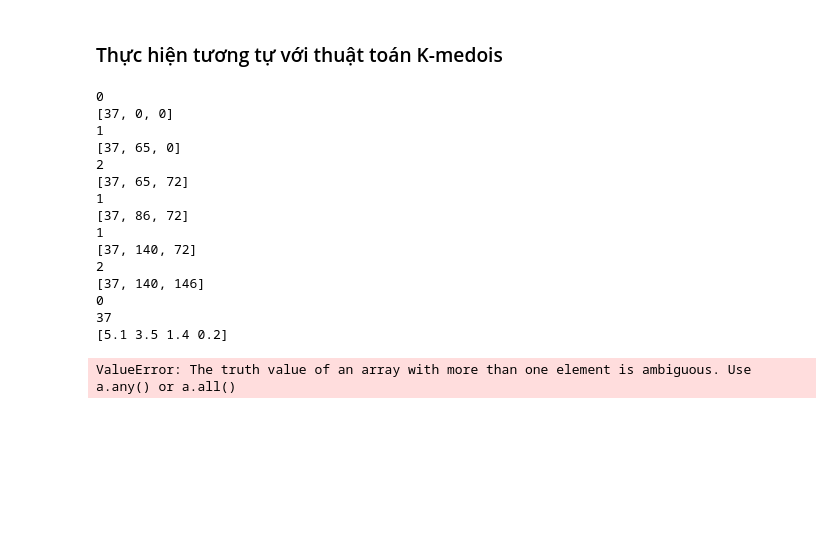
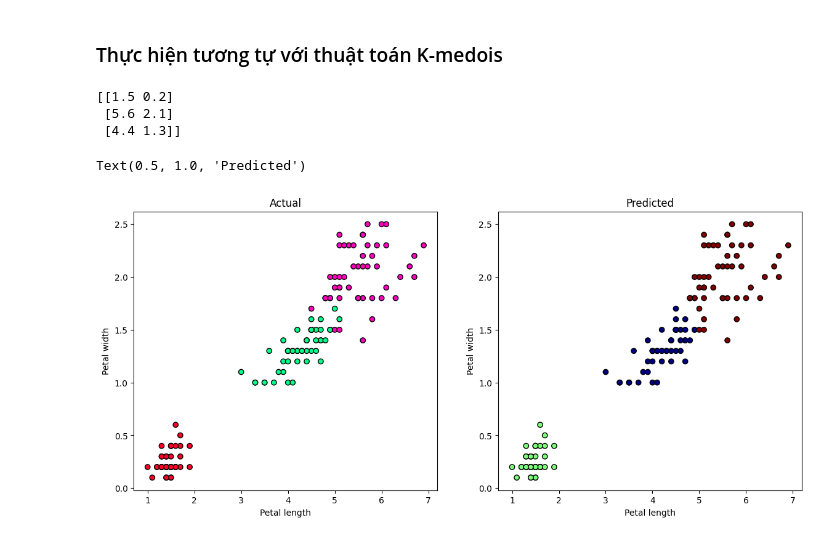
Before and after one commit to Foxxy-HCMUS/DataMining, a Jupyter notebook: Cluster/Lab03-Clustering.ipynb, the cells around one changed output. Cells and saved outputs as stored; diff of their text form; code cells hidden in the pictures; blank space fills up the shorter version.

```diff
--- a/Cluster/Lab03-Clustering.ipynb
+++ b/Cluster/Lab03-Clustering.ipynb
@@ -402,19 +473,25 @@ def make_a_gain(X,medoids_array,id_cluster,current_sum):
-# %%
-visualize(X, k_medoids(X,3))
-# %% [output]
-0
-[37, 0, 0]
-1
-[37, 65, 0]
-2
-[37, 65, 72]
-1
-[37, 86, 72]
-1
-[37, 140, 72]
-2
-[37, 140, 146]
-0
-37
-[5.1 3.5 1.4 0.2]
-ValueError: The truth value of an array with more than one element is ambiguous. Use a.any() or a.all()
+# %%
+#TODO
+D=X[:,2:]
+model=kMedoids(k=3)
+centers = model.fit(D)
+print(centers)
+# %% [output]
+[[1.5 0.2]
+ [5.6 2.1]
+ [4.4 1.3]]
+# %%
+new_labels = model.predict(D)
+# Plot the identified clusters and compare with the answers
+fig, axes = plt.subplots(1, 2, figsize=(14,6),dpi=100)
+axes[0].scatter(D[:, 0], D[:, 1], c=y, cmap='gist_rainbow', edgecolor='k')
+axes[1].scatter(D[:, 0], D[:, 1], c=new_labels, cmap='jet', edgecolor='k')
+axes[0].set_xlabel('Petal length')
+axes[0].set_ylabel('Petal width')
+axes[1].set_xlabel('Petal length')
+axes[1].set_ylabel('Petal width')
+axes[0].set_title('Actual')
+axes[1].set_title('Predicted')
+# %% [output]
+Text(0.5, 1.0, 'Predicted')
+[figure, added]
```
Also changed, not shown: parts of 13 cells of this notebook.
